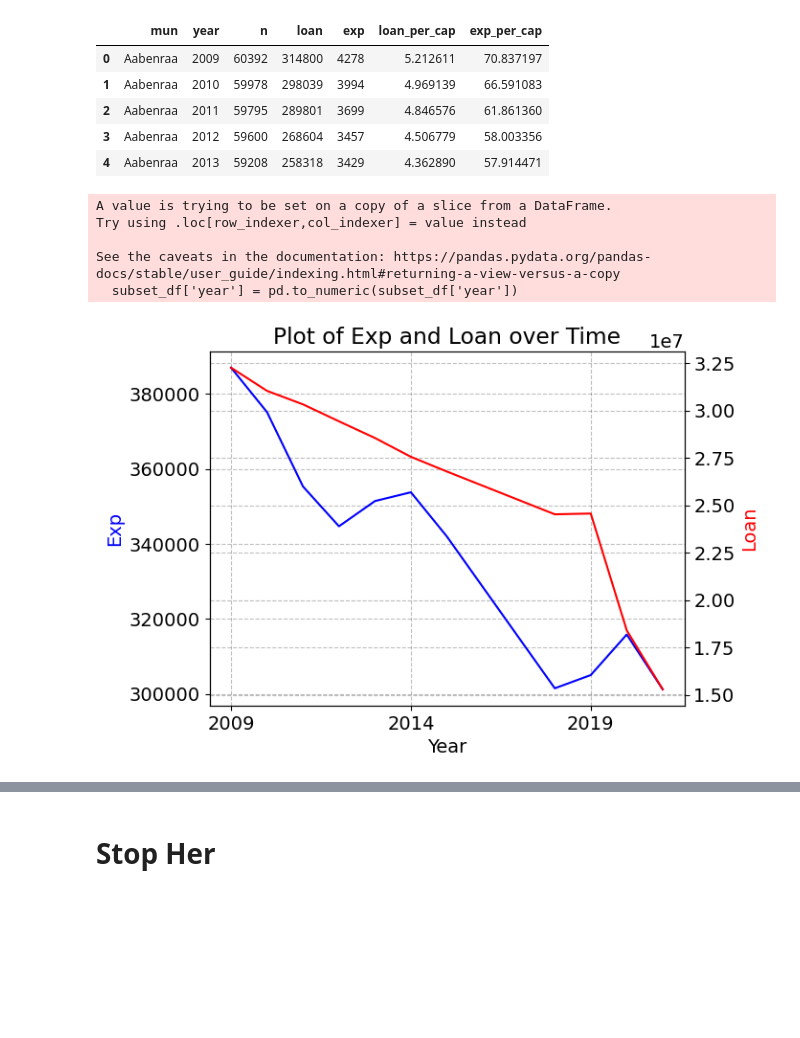
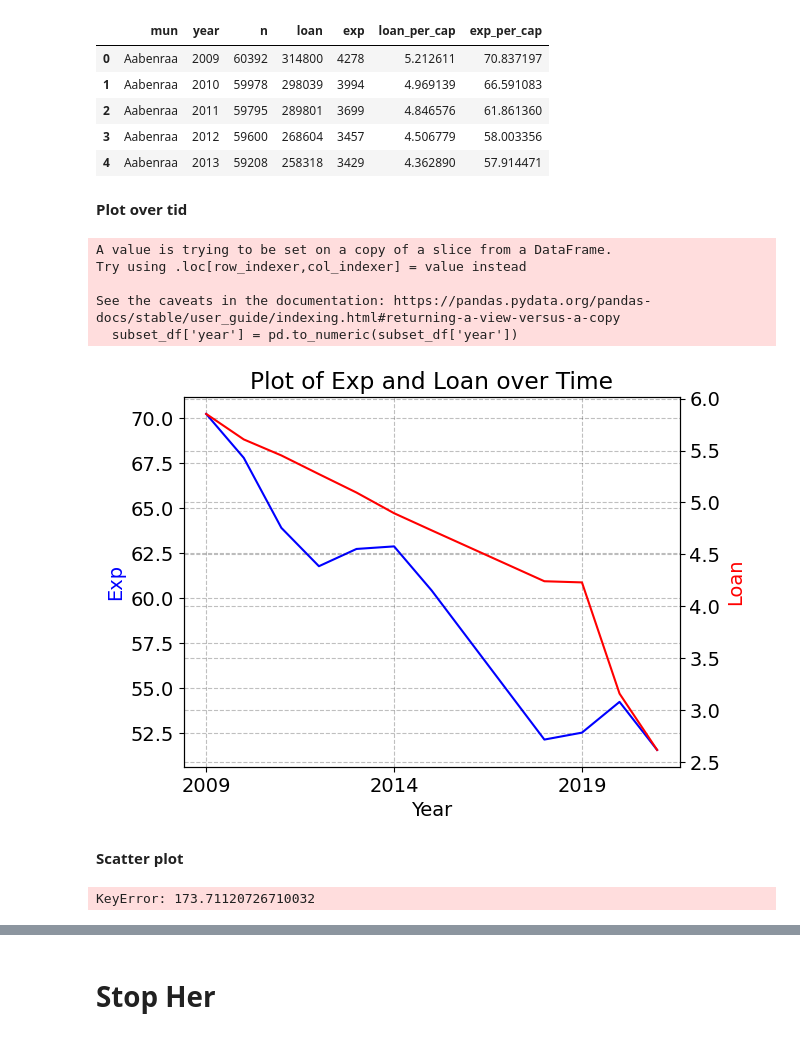
Before and after one commit to NumEconCopenhagen/projects-2023-mathias-emma, a Jupyter notebook: dataproject/dataproject2.ipynb, the cells around one changed output, grey strips where cells are left out. Cells and saved outputs as stored; diff of their text form; code cells hidden in the pictures; blank space fills up the shorter version.

Commit message:
plot

```diff
--- a/dataproject/dataproject2.ipynb
+++ b/dataproject/dataproject2.ipynb
@@ -194,37 +194,45 @@ df.head()
 | 2 | Aabenraa | 2011 | 59795 | 289801 | 3699 | 4.846576 | 61.861360 |
 | 3 | Aabenraa | 2012 | 59600 | 268604 | 3457 | 4.506779 | 58.003356 |
 | 4 | Aabenraa | 2013 | 59208 | 258318 | 3429 | 4.362890 | 57.914471 |
+# %% [markdown]
+**Plot over tid**
 # %%
 subset_df = df[df['mun'] == 'All Denmark']
 
 # convert 'year' to numeric data type
 subset_df['year'] = pd.to_numeric(subset_df['year'])
 
 fig, ax1 = plt.subplots()
 
 # plot 'exp' on the first axis
-ax1.plot(subset_df['year'], subset_df['exp'], color='b')
+ax1.plot(subset_df['year'], subset_df['exp_per_cap'], color='b')
 ax1.set_xlabel('Year')
 ax1.set_ylabel('Exp', color='b')
 
 # create a twin axis
 ax2 = ax1.twinx()
 
 # plot 'loan' on the second axis
-ax2.plot(subset_df['year'], subset_df['loan'], color='r')
+ax2.plot(subset_df['year'], subset_df['loan_per_cap'], color='r')
 ax2.set_ylabel('Loan', color='r')
 
 # set tick locations and labels for x-axis
 xticks = np.arange(subset_df['year'].min(), subset_df['year'].max()+1, 5)
 ax1.set_xticks(xticks)
 ax1.set_xticklabels(xticks)
 
 plt.title('Plot of Exp and Loan over Time')
 plt.show()
 # %% [output]
 A value is trying to be set on a copy of a slice from a DataFrame.
 Try using .loc[row_indexer,col_indexer] = value instead
 
 See the caveats in the documentation: https://pandas.pydata.org/pandas-docs/stable/user_guide/indexing.html#returning-a-view-versus-a-copy
   subset_df['year'] = pd.to_numeric(subset_df['year'])
-[figure, old version]
+[figure, new version]
+# %% [markdown]
+**Scatter plot**
+# %%
+max = df[df['exp_per_cap'].max()]
+# %% [output]
+KeyError: 173.71120726710032
```
Also changed, not shown: parts of 1 cell of this notebook.
